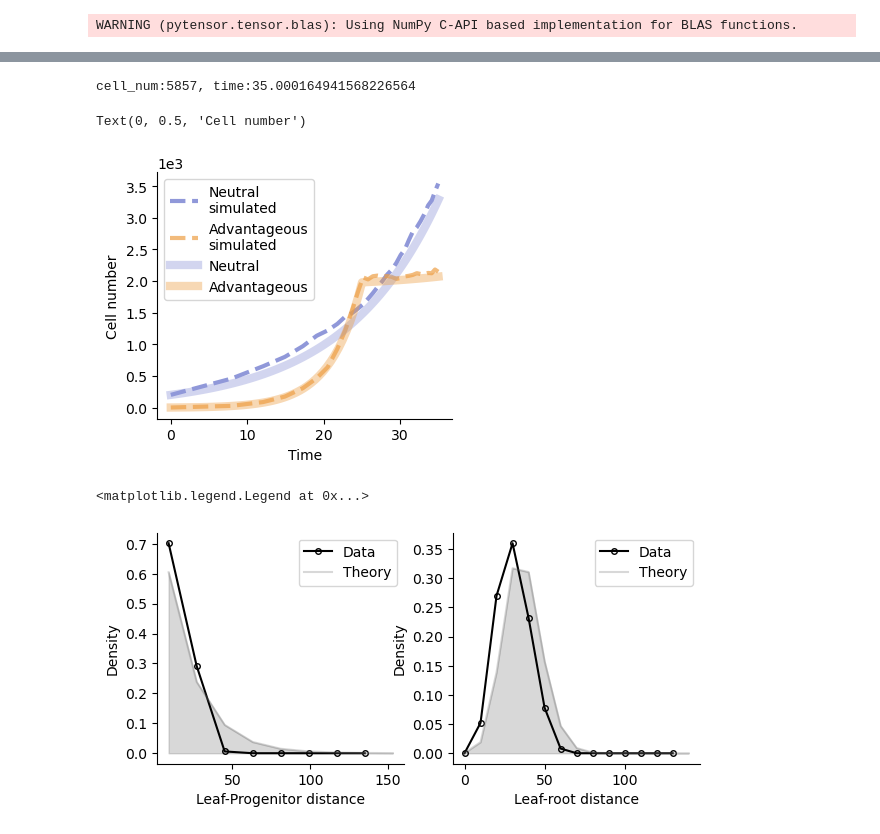
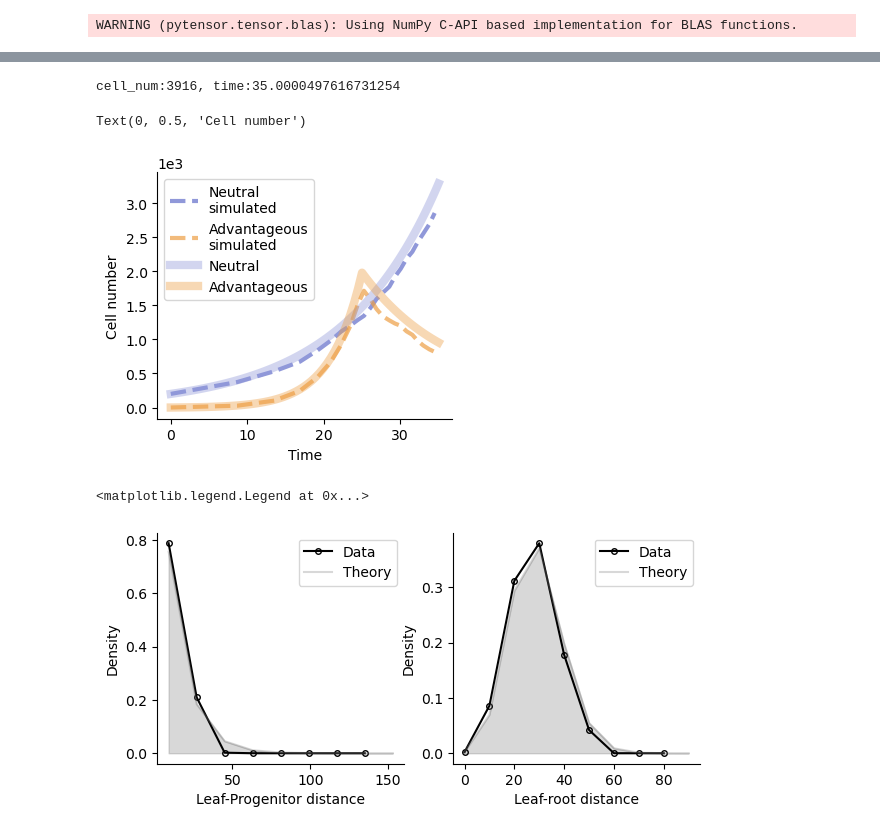
Before and after one commit to kunwang34/scPhyloX, a Jupyter notebook: notebooks/tumor_treatment.ipynb, the cells around one changed output, grey strips where cells are left out. Cells and saved outputs as stored; diff of their text form; code cells hidden in the pictures.

Commit message:
update tumor_treatment

```diff
--- a/notebooks/tumor_treatment.ipynb
+++ b/notebooks/tumor_treatment.ipynb
@@ -69,22 +12,22 @@ WARNING (pytensor.tensor.blas): Using NumPy C-API based implementation for BLAS
 r, a, s, u = (0.4, 0.6, 0.2, 1e-2)
 K = 35
 x0 = [200, 0]
-s1 = -0.1
+s1 = -0.2
 t1 = 25
 fig, ax = plt.subplots(1, 1, figsize=(3.2, 3))
 
 sol = solve_ivp(spx.est_tumor.cellnumber, t_span=(0, t1), y0=x0,
                 method='RK45', t_eval=np.linspace(0, t1, 50), args=(r, a, s, u))
-ax.plot(sol.t, sol.y[0], label='NC', c='#9098d9', lw=4)
-ax.plot(sol.t, sol.y[1], label='AC', c='#ed9e44', lw=4)
-x0 = sol.y[:, -1]
 
-sol1 = solve_ivp(spx.est_tumor.cellnumber, t_span=(0, K-t1+1), y0=x0,
+x01 = sol.y[:, -1]
+
+sol1 = solve_ivp(spx.est_tumor.cellnumber, t_span=(0, K-t1+1), y0=x01,
                 method='RK45', t_eval=np.linspace(0, K-t1, 50), args=(r, a, s1, u))
 
-
-ax.plot(sol1.t+t1, sol1.y[0], c='#9098d9', lw=4)
-ax.plot(sol1.t+t1, sol1.y[1], c='#ed9e44', lw=4)
+sol_t = np.concatenate((sol.t, sol1.t+t1))
+sol_y = np.concatenate((sol.y, sol1.y), axis=1)
+ax.plot(sol_t, sol_y[0], label='NC', c='#9098d9', lw=4)
+ax.plot(sol_t, sol_y[1], label='AC', c='#ed9e44', lw=4)
 ax.legend()
 ax.set_xlabel('Time')
 ax.set_ylabel('Cell number')
@@ -129,10 +54,6 @@ def simulation(x0, max_t, mut_rate, r, a, s, s1, u):
     system.evolute(200000000)
     return system
 # %%
-mu = 2
-K = 35
-x0 = [200, 0]
-r, a, s, u = (0.4, 0.6, 0.2, 1e-2)
 system = simulation(x0, K, mu, r, a, s, s1, u)
 # %% [output]
-cell_num:5857, time:35.000164941568226564
+cell_num:3916, time:35.0000497616731254
@@ -142,5 +60,6 @@ cell_number = np.array(system.n)
 # %%
-# cell_number = np.array(system.n)
+time = system.t
+cell_number = np.array(system.n)
 fig, ax = plt.subplots(figsize=(3.8, 3.2))
 show_tp = np.arange(0, len(time),1000)
 ax.plot(np.array(time)[np.arange(0, len(time),1000)], cell_number[np.arange(0, len(time),1000), 0], '--', lw=3, label='Neutral\nsimulated', c='#9098d9')
@@ -155,7 +74,7 @@ ax.set_xlabel('Time')
 ax.set_ylabel('Cell number')
 # %% [output]
 Text(0, 0.5, 'Cell number')
-[figure, old version]
+[figure, new version]
 # %%
 import pickle
 import gzip
@@ -205,41 +124,41 @@ max_val = 150
 n_hist = 8
 xrange = np.arange(0, max_val, int(max_val/n_hist))+int(max_val/n_hist)/2
 dist = np.histogram(branch_len+1, xrange-int(max_val/n_hist)/2)
-th_dist = [spx.est_mr.BranchLength(2, 0.1).prob(i) for i in xrange]
+th_dist = [spx.est_mr.BranchLength(2, 0.15).prob(i) for i in xrange]
 ax[0].plot(xrange[:-1], dist[0]/sum(dist[0]), 'o-', mfc='none', c='black', ms=4, label='Data')
 ax[0].plot(xrange, th_dist/sum(th_dist), c='tab:grey',alpha=0.3, label='Theory')
 ax[0].fill_between(xrange, th_dist/sum(th_dist), color='tab:grey', alpha=0.3)
 ax[0].spines['right'].set_visible(False)
 ax[0].spines['top'].set_visible(False)
 ax[0].set_xlabel('Leaf-Progenitor distance')
 ax[0].set_ylabel('Density')
 ax[0].legend()
 
 
-alpha = alpha = p_xi(100, K, 200, *[0.5, 0.6, 0.2, 1e-2, t1, s1])
+alpha = alpha = p_xi(100, K, 200, *[0.4, 0.6, 0.2, 1e-2, t1, s1])
 alpha = alpha / sum(alpha)
-max_val = 150
-n_hist = 15
+max_val = 100
+n_hist = 10
 mutdist = np.histogram(mutnum, np.arange(0, max_val, int(max_val/n_hist)))
 th_dist = np.zeros(max_val)
-for i, a in enumerate(alpha):
-    th_dist = th_dist + a*poisson(i*2).pmf(np.arange(max_val)+1)
+for i, aa in enumerate(alpha):
+    th_dist = th_dist + aa*poisson(i*2).pmf(np.arange(max_val))
 th_dist_x = []
 th_dist_y = []
 for i in range(n_hist):
     th_dist_x.append(i*int(max_val/n_hist))
     th_dist_y.append(np.sum(th_dist[i*int(max_val/n_hist):(i+1)*int(max_val/n_hist)]))
 ax[1].plot(mutdist[1][:-1], mutdist[0]/sum(mutdist[0]), 'o-', mfc='none', c='black', ms=4, label='Data')
 ax[1].plot(th_dist_x, th_dist_y, c='tab:grey',alpha=0.3, label='Theory')
 ax[1].fill_between(th_dist_x, th_dist_y, color='tab:grey', alpha=0.3)
 ax[1].spines['right'].set_visible(False)
 ax[1].spines['top'].set_visible(False)
 ax[1].set_xlabel('Leaf-root distance')
 ax[1].set_ylabel('Density')
 ax[1].legend()
 # %% [output]
 <matplotlib.legend.Legend at 0x...>
-[figure, old version]
+[figure, new version]
 # %%
 import pymc as pm
 import pytensor
```
Also changed, not shown: parts of 18 cells of this notebook.
